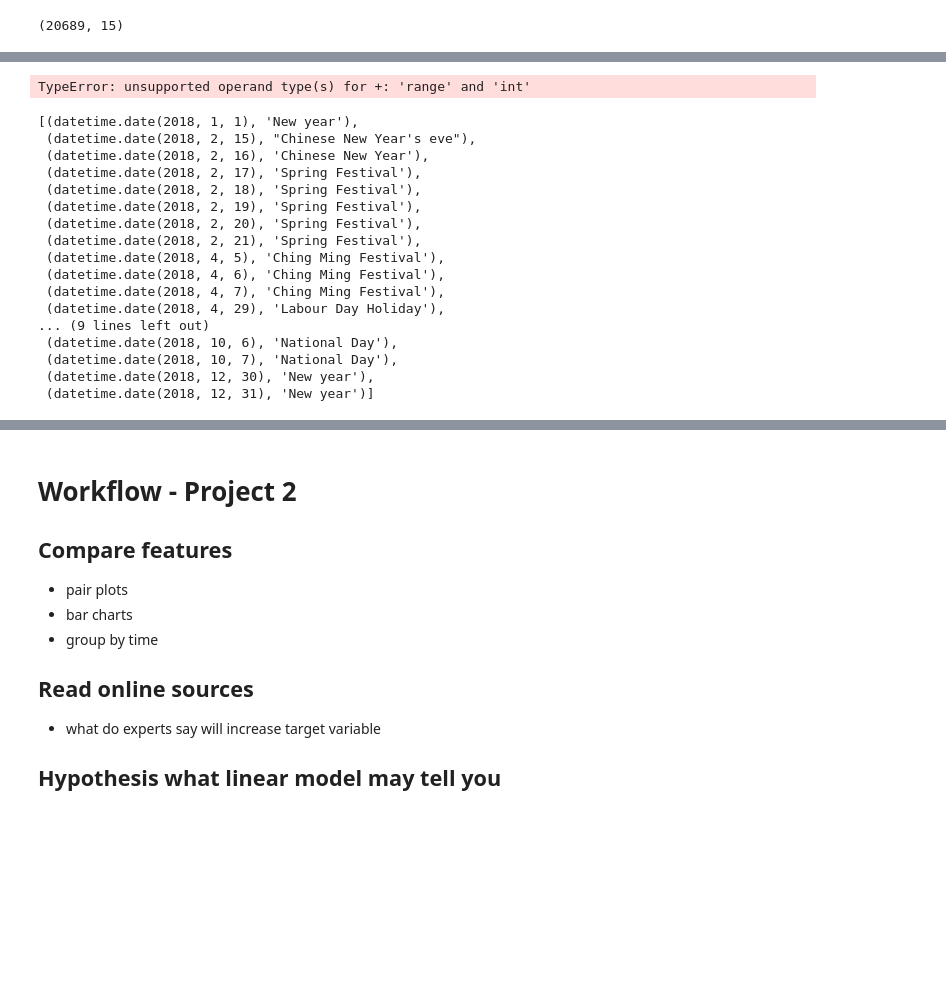
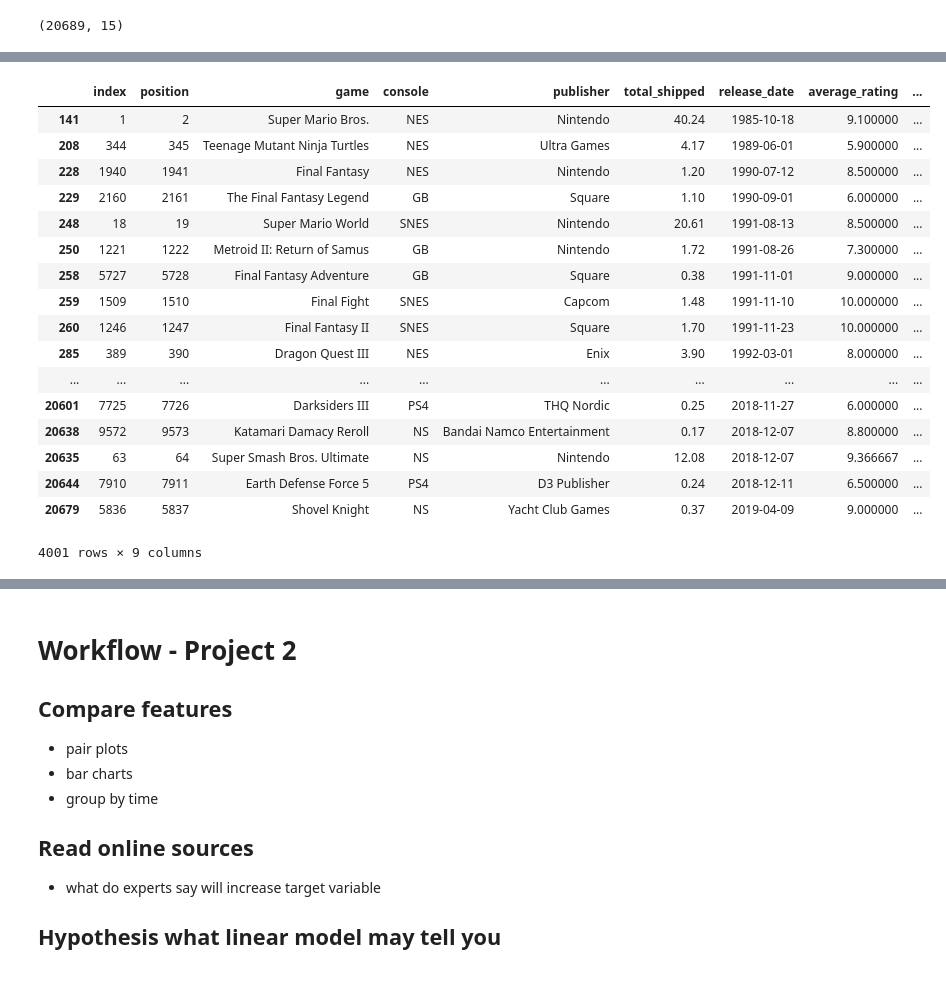
Before and after one commit to jeremyrchow/video_game_sales_data, a Jupyter notebook: exploratory_data_analysis_notebook.ipynb, the cells around one changed output, grey strips where cells are left out. Cells and saved outputs as stored; diff of their text form; code cells hidden in the pictures; blank space fills up the shorter version.

```diff
--- a/exploratory_data_analysis_notebook.ipynb
+++ b/exploratory_data_analysis_notebook.ipynb
@@ -183,26 +152,0 @@ SyntaxError: invalid syntax (<ipython-input-548-21b1a3e6dbf5>, line 5)
-# %%
-for i in range(3):
-    print(i)
-# %% [output]
-TypeError: unsupported operand type(s) for +: 'range' and 'int'
-# %%
-test= China()
-test.holidays(2018)
-# %% [output]
-[(datetime.date(2018, 1, 1), 'New year'),
- (datetime.date(2018, 2, 15), "Chinese New Year's eve"),
- (datetime.date(2018, 2, 16), 'Chinese New Year'),
- (datetime.date(2018, 2, 17), 'Spring Festival'),
- (datetime.date(2018, 2, 18), 'Spring Festival'),
- (datetime.date(2018, 2, 19), 'Spring Festival'),
- (datetime.date(2018, 2, 20), 'Spring Festival'),
- (datetime.date(2018, 2, 21), 'Spring Festival'),
- (datetime.date(2018, 4, 5), 'Ching Ming Festival'),
- (datetime.date(2018, 4, 6), 'Ching Ming Festival'),
- (datetime.date(2018, 4, 7), 'Ching Ming Festival'),
- (datetime.date(2018, 4, 29), 'Labour Day Holiday'),
-... (9 lines left out)
- (datetime.date(2018, 10, 6), 'National Day'),
- (datetime.date(2018, 10, 7), 'National Day'),
- (datetime.date(2018, 12, 30), 'New year'),
- (datetime.date(2018, 12, 31), 'New year')]
@@ -208,0 +167,21 @@ test.holidays(2018)
+# %%
+df.sort_values(by = 'release_date')
+# %% [output]
+|  | index | position | game | console | publisher | total_shipped | release_date | average_rating | ... |
+| 141 | 1 | 2 | Super Mario Bros. | NES | Nintendo | 40.24 | 1985-10-18 | 9.100000 | ... |
+| 208 | 344 | 345 | Teenage Mutant Ninja Turtles | NES | Ultra Games | 4.17 | 1989-06-01 | 5.900000 | ... |
+| 228 | 1940 | 1941 | Final Fantasy | NES | Nintendo | 1.20 | 1990-07-12 | 8.500000 | ... |
+| 229 | 2160 | 2161 | The Final Fantasy Legend | GB | Square | 1.10 | 1990-09-01 | 6.000000 | ... |
+| 248 | 18 | 19 | Super Mario World | SNES | Nintendo | 20.61 | 1991-08-13 | 8.500000 | ... |
+| 250 | 1221 | 1222 | Metroid II: Return of Samus | GB | Nintendo | 1.72 | 1991-08-26 | 7.300000 | ... |
+| 258 | 5727 | 5728 | Final Fantasy Adventure | GB | Square | 0.38 | 1991-11-01 | 9.000000 | ... |
+| 259 | 1509 | 1510 | Final Fight | SNES | Capcom | 1.48 | 1991-11-10 | 10.000000 | ... |
+| 260 | 1246 | 1247 | Final Fantasy II | SNES | Square | 1.70 | 1991-11-23 | 10.000000 | ... |
+| 285 | 389 | 390 | Dragon Quest III | NES | Enix | 3.90 | 1992-03-01 | 8.000000 | ... |
+| ... | ... | ... | ... | ... | ... | ... | ... | ... | ... |
+| 20601 | 7725 | 7726 | Darksiders III | PS4 | THQ Nordic | 0.25 | 2018-11-27 | 6.000000 | ... |
+| 20638 | 9572 | 9573 | Katamari Damacy Reroll | NS | Bandai Namco Entertainment | 0.17 | 2018-12-07 | 8.800000 | ... |
+| 20635 | 63 | 64 | Super Smash Bros. Ultimate | NS | Nintendo | 12.08 | 2018-12-07 | 9.366667 | ... |
+| 20644 | 7910 | 7911 | Earth Defense Force 5 | PS4 | D3 Publisher | 0.24 | 2018-12-11 | 6.500000 | ... |
+| 20679 | 5836 | 5837 | Shovel Knight | NS | Yacht Club Games | 0.37 | 2019-04-09 | 9.000000 | ... |
+4001 rows × 9 columns
```
Also changed, not shown: parts of 13 cells of this notebook.
